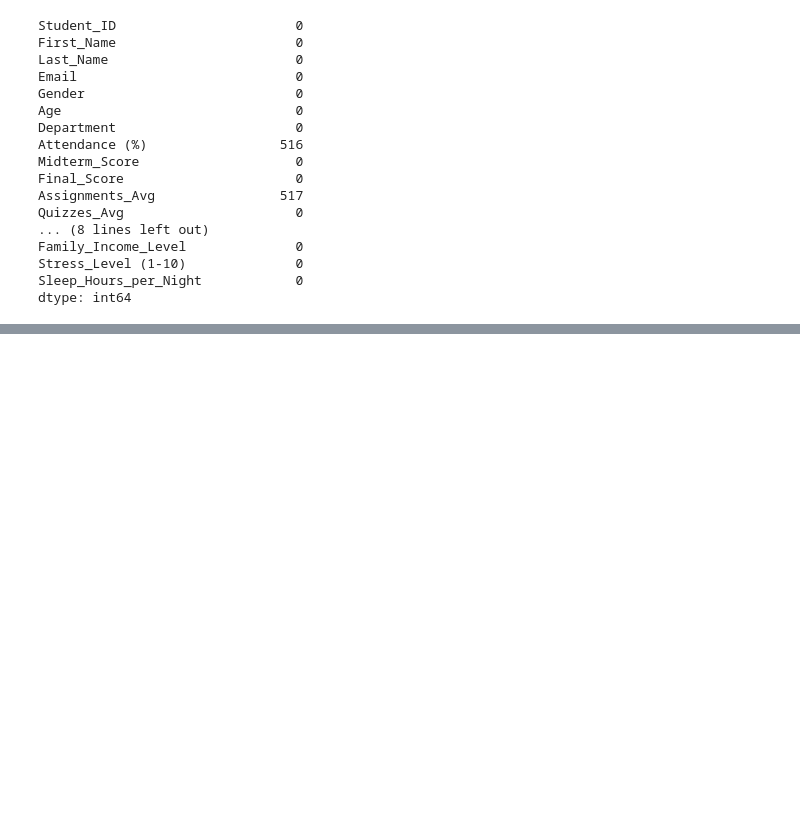
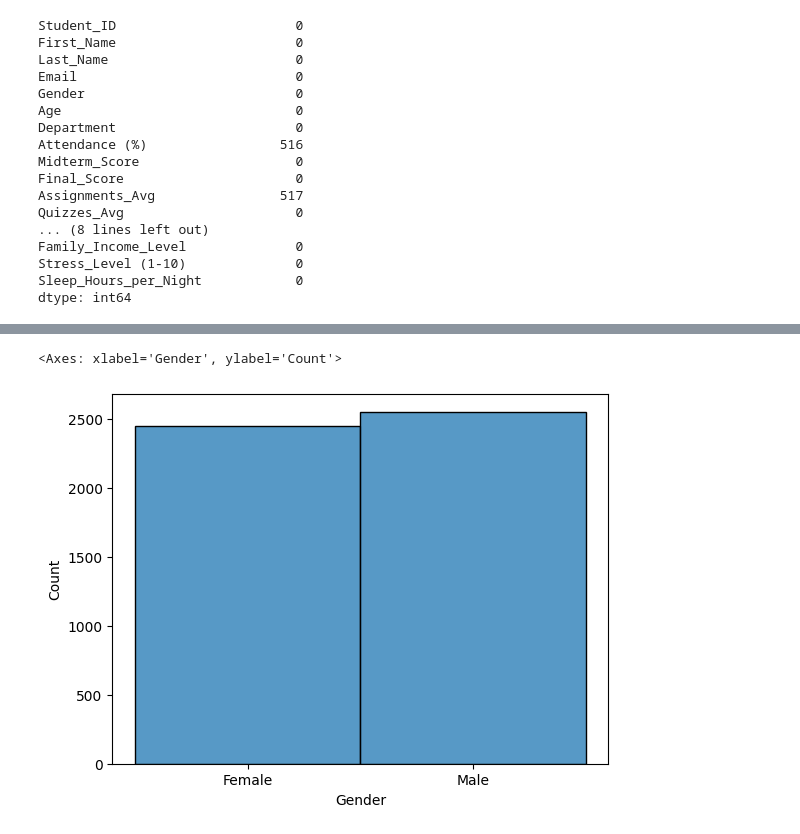
Before and after one commit to Sharanya-krishnamurthi/Projects, a Jupyter notebook: student_behaviour/student_behaviour.ipynb, the cells around one changed output, grey strips where cells are left out. Drawn from its saved outputs; the diff is of its cells as text; code cells hidden in the pictures; blank space fills up the shorter version.

```diff
--- a/student_behaviour/student_behaviour.ipynb
+++ b/student_behaviour/student_behaviour.ipynb
@@ -61,0 +180,5 @@ dtype: int64
+# %%
+sns.histplot(students['Gender'])
+# %% [output]
+<Axes: xlabel='Gender', ylabel='Count'>
+[figure, added]
```
Also changed, not shown: parts of 37 cells of this notebook, 10 other files.
